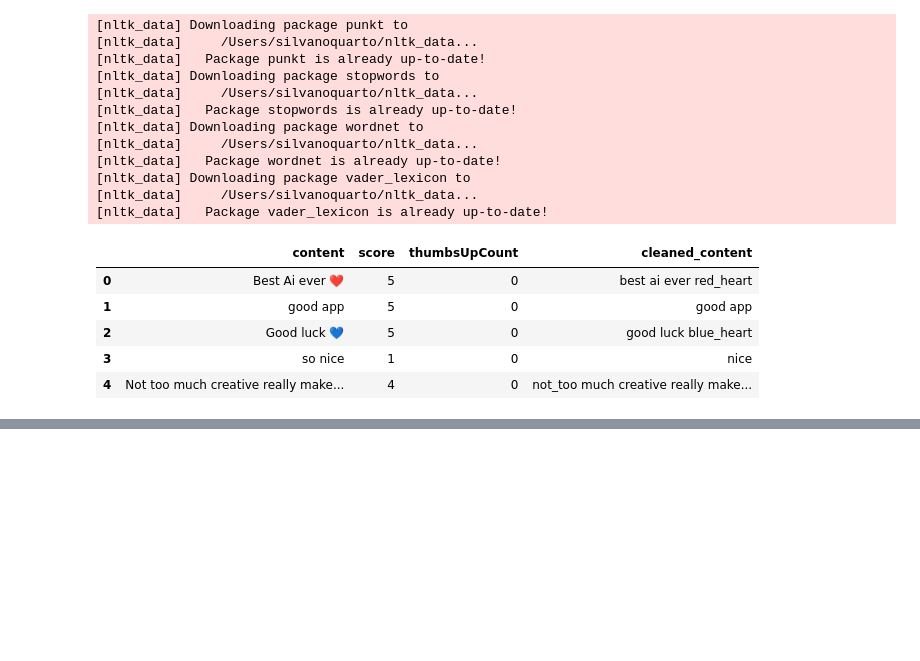
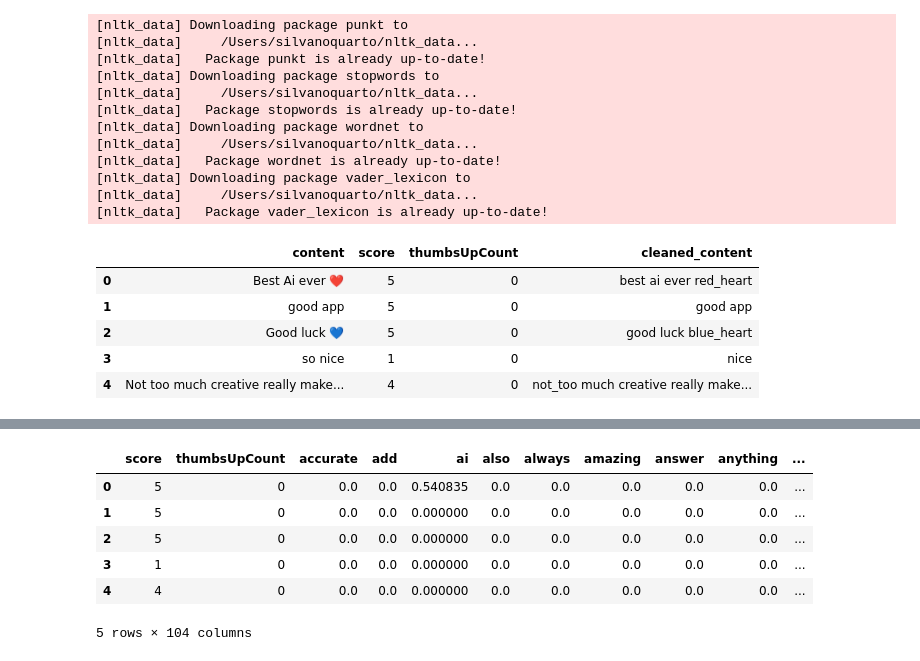
Before and after one commit to Silvano315/NLP-for-ChatGPT-Reviews, a Jupyter notebook: EDA.ipynb, the cells around one changed output, grey strips where cells are left out. Saved outputs shown, nothing was run; the diff lists cells and outputs as text; code cells hidden in the pictures; blank space fills up the shorter version.

```diff
--- a/EDA.ipynb
+++ b/EDA.ipynb
@@ -273,0 +255,5 @@ final_df.head()
+# %%
+df_preprocessed = pd.read_csv('Preprocessed_Data/Cleaned_Content.csv', sep=',')
+df_preprocessed.drop(columns=['Unnamed: 0'], inplace=True)
+
+df_preprocessed.head(5)
@@ -273,0 +267,9 @@ final_df.head()
+# %%
+# Apply TF-IDF vector
+
+tfidf_matrix, tfidf_vectorizer = create_tfidf_features(df_preprocessed, 'cleaned_content', max_features=100)
+
+tfidf_df = pd.DataFrame(tfidf_matrix.toarray(), columns=tfidf_vectorizer.get_feature_names_out())
+df_preprocessed = pd.concat([df_preprocessed.reset_index(drop=True), tfidf_df.reset_index(drop=True)], axis=1)
+
+df_preprocessed.head(5)
@@ -273,0 +284,6 @@ final_df.head()
+# %%
+# Apply Sentiment Analysis column
+
+df_preprocessed = add_sentiment_features(df_preprocessed, 'cleaned_content')
+
+df_preprocessed.head(5)
@@ -273,0 +298,6 @@ final_df.head()
+# %%
+# Function to calculate and add sentence length
+
+df_preprocessed['text_length'] = df_preprocessed['cleaned_content'].dropna().apply(lambda x: len(x.split()))
+
+df_preprocessed.head(5)
@@ -273,0 +312,14 @@ final_df.head()
+# %%
+final_df = df_preprocessed.copy()
+
+final_df.drop(columns=['content', 'cleaned_content'], inplace=True)
+
+final_df.head()
+# %% [output]
+|  | score | thumbsUpCount | accurate | add | ai | also | always | amazing | answer | anything | ... |
+| 0 | 5 | 0 | 0.0 | 0.0 | 0.540835 | 0.0 | 0.0 | 0.0 | 0.0 | 0.0 | ... |
+| 1 | 5 | 0 | 0.0 | 0.0 | 0.000000 | 0.0 | 0.0 | 0.0 | 0.0 | 0.0 | ... |
+| 2 | 5 | 0 | 0.0 | 0.0 | 0.000000 | 0.0 | 0.0 | 0.0 | 0.0 | 0.0 | ... |
+| 3 | 1 | 0 | 0.0 | 0.0 | 0.000000 | 0.0 | 0.0 | 0.0 | 0.0 | 0.0 | ... |
+| 4 | 4 | 0 | 0.0 | 0.0 | 0.000000 | 0.0 | 0.0 | 0.0 | 0.0 | 0.0 | ... |
+5 rows × 104 columns
```
Also changed, not shown: parts of 8 cells of this notebook.
